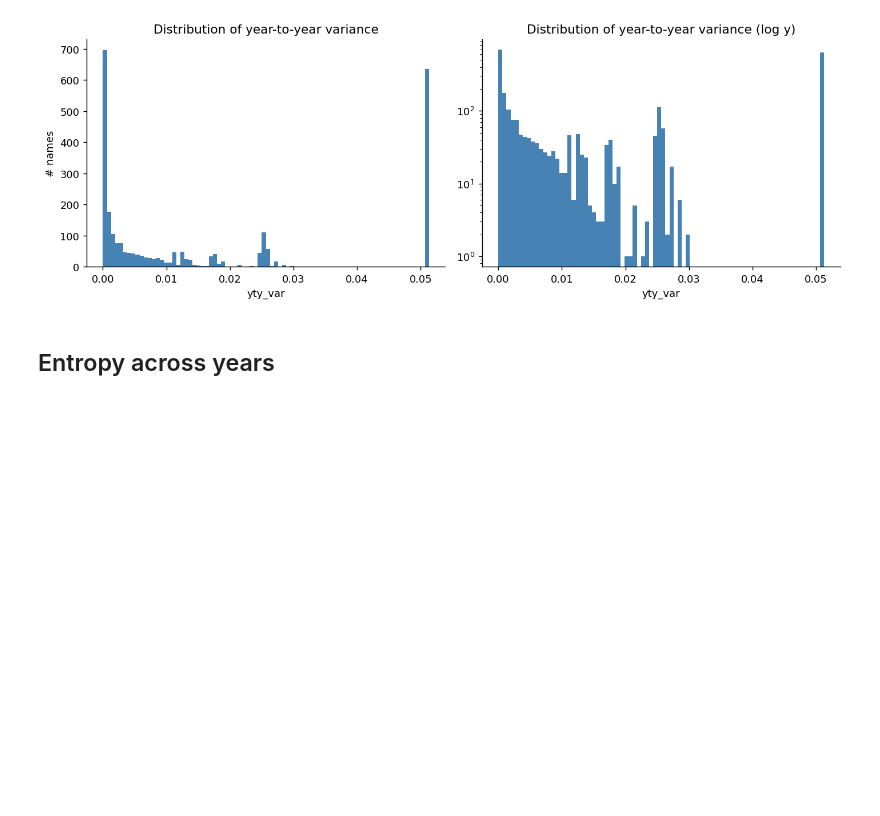
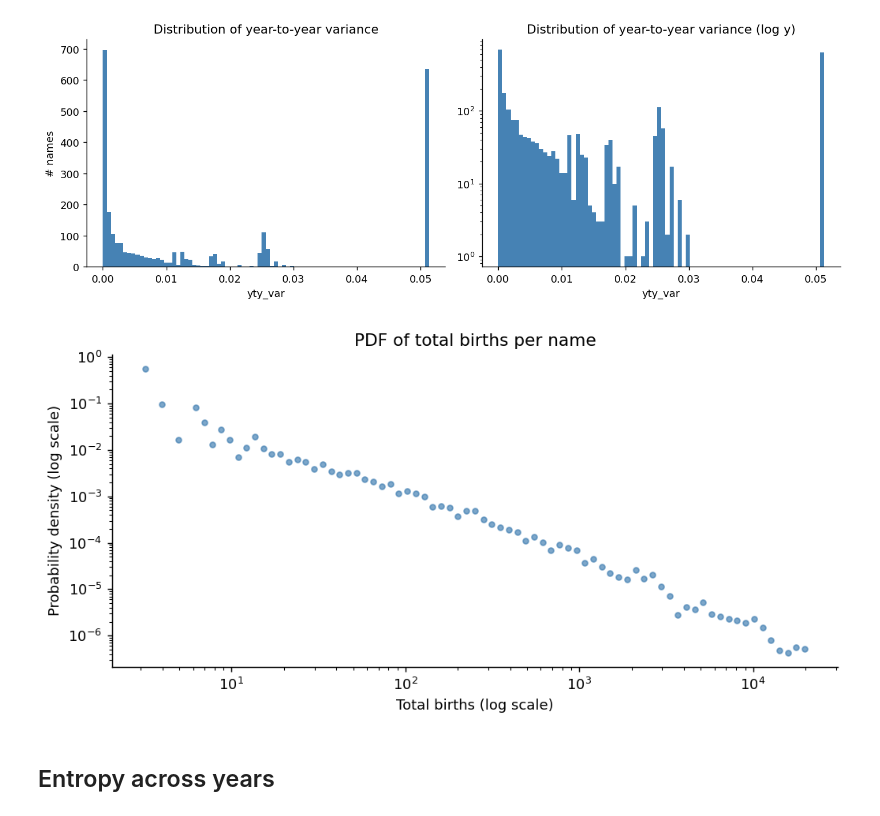
Before and after one commit to LassePSH/entropy_of_names, a Jupyter notebook: analysis.ipynb, the cells around one changed output. Saved outputs shown, nothing was run; the diff lists cells and outputs as text; code cells hidden in the pictures; blank space fills up the shorter version.

```diff
--- a/analysis.ipynb
+++ b/analysis.ipynb
@@ -139,6 +139,27 @@ plt.tight_layout()
 plt.show()
 # %% [output]
 [figure]
+# %%
+df_nz['total'] = df_nz[years].sum(axis=1)
+
+bins = np.logspace(np.log10(df_nz['total'].min()), np.log10(df_nz['total'].max()), 80)
+counts, edges = np.histogram(df_nz['total'], bins=bins)
+widths = np.diff(edges)
+pdf = counts / (df_nz['total'].count() * widths)   # normalise by N × bin width
+
+centres = np.sqrt(edges[:-1] * edges[1:])           # geometric centre per bin
+
+fig, ax = plt.subplots(figsize=(8, 4))
+ax.scatter(centres, pdf, s=14, alpha=0.7, color="steelblue")
+ax.set_xscale("log")
+ax.set_yscale("log")
+ax.set_xlabel("Total births (log scale)")
+ax.set_ylabel("Probability density (log scale)")
+ax.set_title("PDF of total births per name")
+plt.tight_layout()
+plt.show()
+# %% [output]
+[figure, added]
 # %% [markdown]
 ## Entropy across years
 # %%
```
Also changed, not shown: parts of 5 cells of this notebook.
